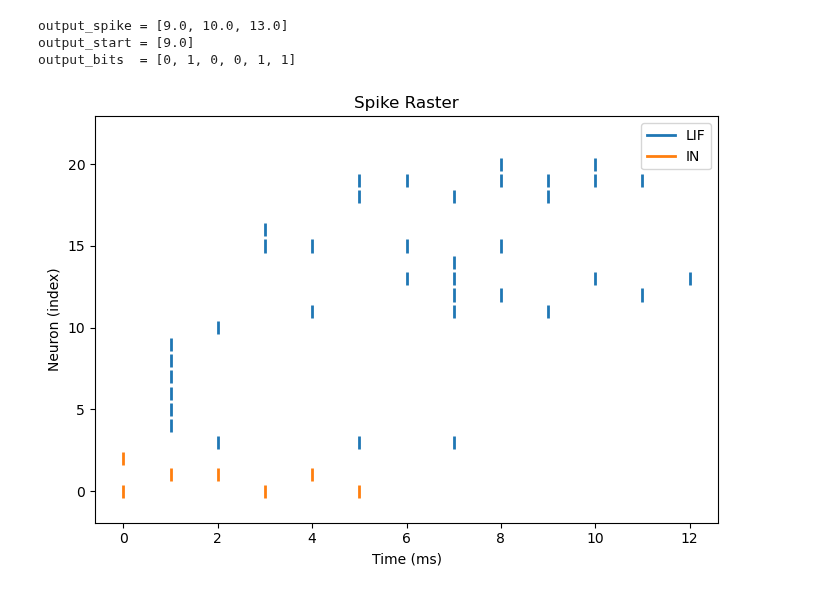
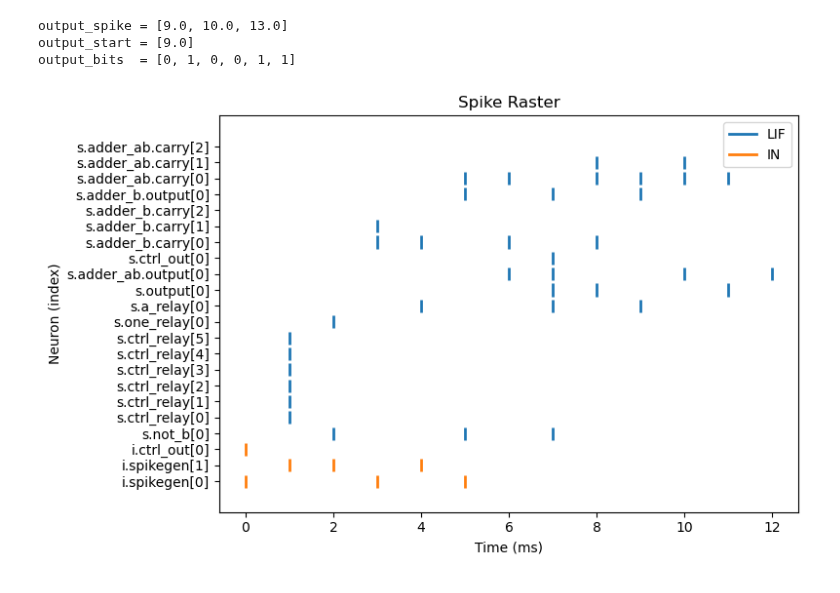
Before and after one commit to sandialabs/Sango, a Jupyter notebook: notebooks/example_simulator.ipynb, the cells around one changed output. Cells and saved outputs as stored; diff of their text form; code cells hidden in the pictures.

```diff
--- a/notebooks/example_simulator.ipynb
+++ b/notebooks/example_simulator.ipynb
@@ -225,14 +225,14 @@ output_bits  = [0, 1, 0, 0, 1, 1]
 # %%
 # There is also a Brian 2 simulator
 from sango.backend import SimBrian
 
 # The call syntax is largely the same,
 # but the arguments are backend-specific
 sim = SimBrian(net)
 sim.compile()
 sim.run(20)
 
 # We can also plot the spikes
-sim.plot_spikes(figsize=(7,5), linewidths=2.0)
+sim.plot_spikes(figsize=(8,5), linewidths=2.0, tick_names=True)
 # %% [output]
-[figure, old version]
+[figure, new version]
```
Also changed, not shown: 2 other files.
